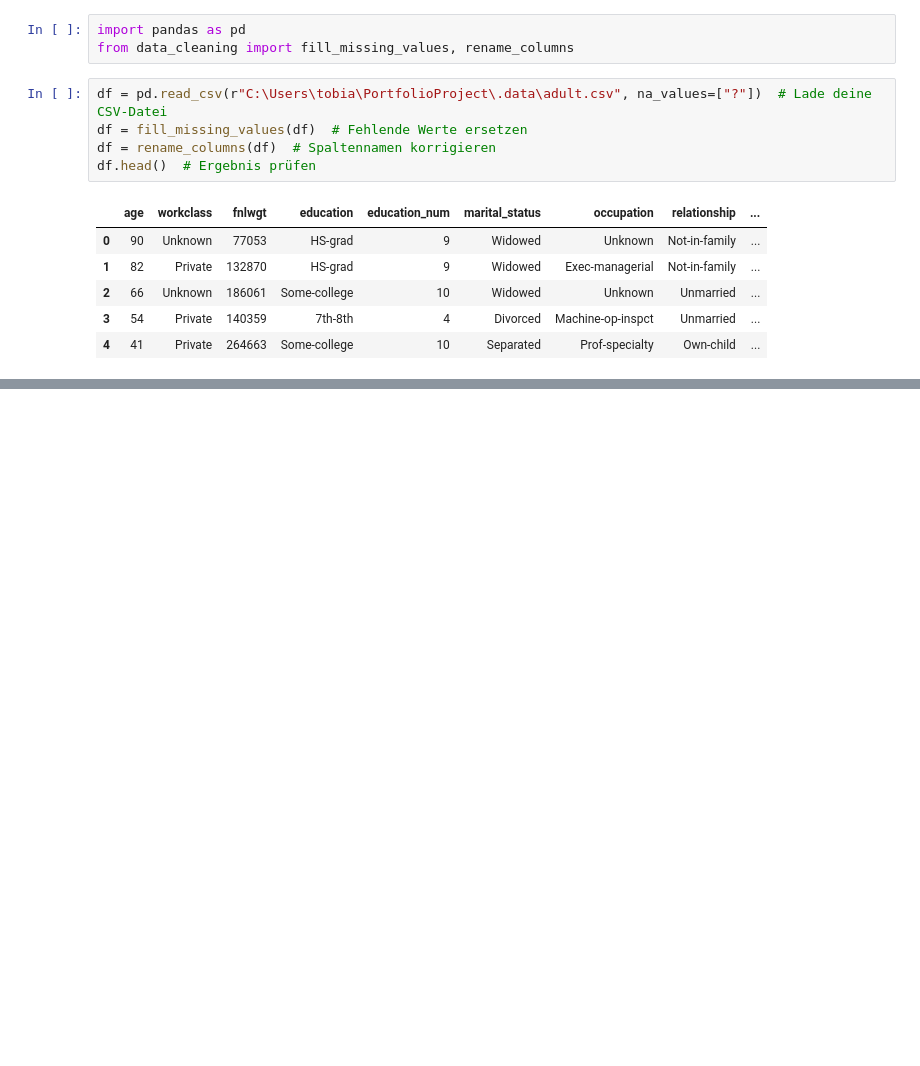
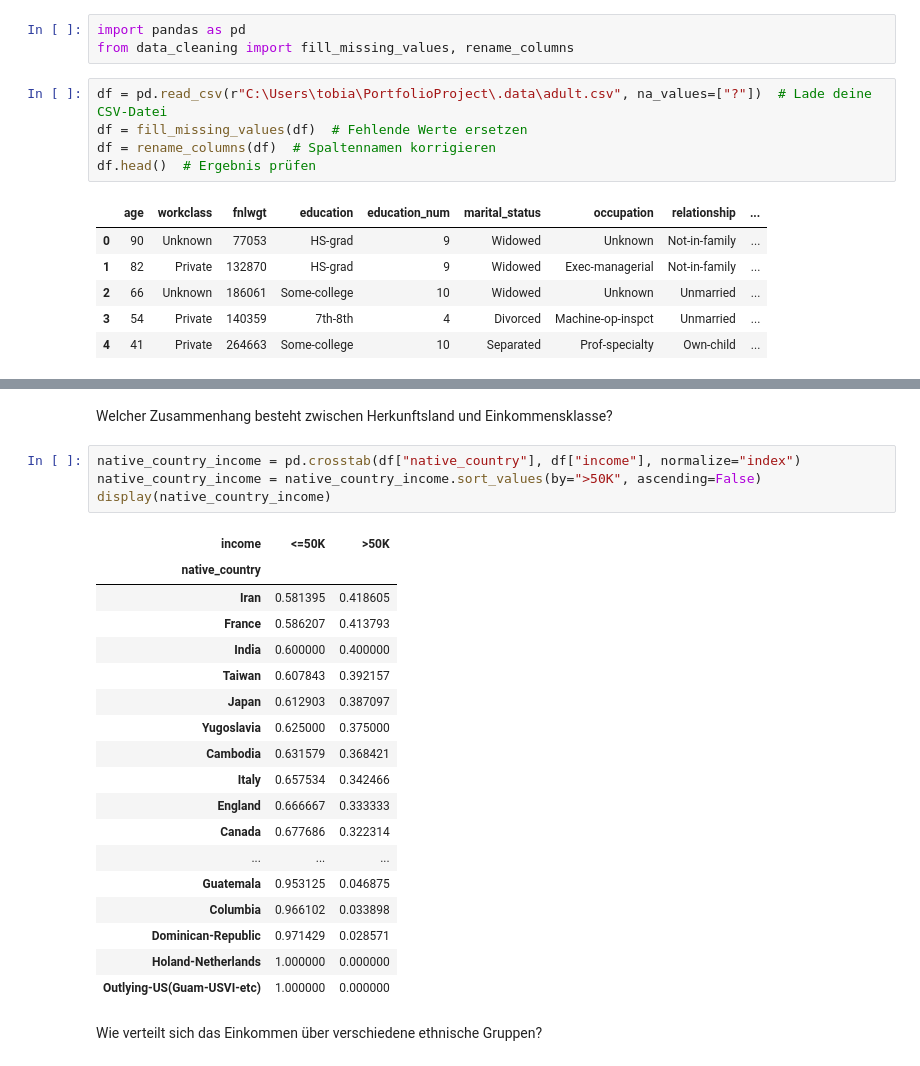
Before and after one commit to TobiasKipp3592/Adult_Cencus_Income_Project, a Jupyter notebook: eda_notebook.ipynb, the cells around one changed output, grey strips where cells are left out. Drawn from its saved outputs; the diff is of its cells as text; blank space fills up the shorter version.

```diff
--- a/eda_notebook.ipynb
+++ b/eda_notebook.ipynb
@@ -15,0 +237,27 @@ df.head()  # Ergebnis prüfen
+# %% [markdown]
+Welcher Zusammenhang besteht zwischen Herkunftsland und Einkommensklasse?
+# %%
+native_country_income = pd.crosstab(df["native_country"], df["income"], normalize="index")
+native_country_income = native_country_income.sort_values(by=">50K", ascending=False)
+display(native_country_income)
+# %% [output]
+| income | <=50K | >50K |
+| native_country |  |  |
+| Iran | 0.581395 | 0.418605 |
+| France | 0.586207 | 0.413793 |
+| India | 0.600000 | 0.400000 |
+| Taiwan | 0.607843 | 0.392157 |
+| Japan | 0.612903 | 0.387097 |
+| Yugoslavia | 0.625000 | 0.375000 |
+| Cambodia | 0.631579 | 0.368421 |
+| Italy | 0.657534 | 0.342466 |
+| England | 0.666667 | 0.333333 |
+| Canada | 0.677686 | 0.322314 |
+| ... | ... | ... |
+| Guatemala | 0.953125 | 0.046875 |
+| Columbia | 0.966102 | 0.033898 |
+| Dominican-Republic | 0.971429 | 0.028571 |
+| Holand-Netherlands | 1.000000 | 0.000000 |
+| Outlying-US(Guam-USVI-etc) | 1.000000 | 0.000000 |
+# %% [markdown]
+Wie verteilt sich das Einkommen über verschiedene ethnische Gruppen?
```
Also changed, not shown: parts of 23 cells of this notebook.
